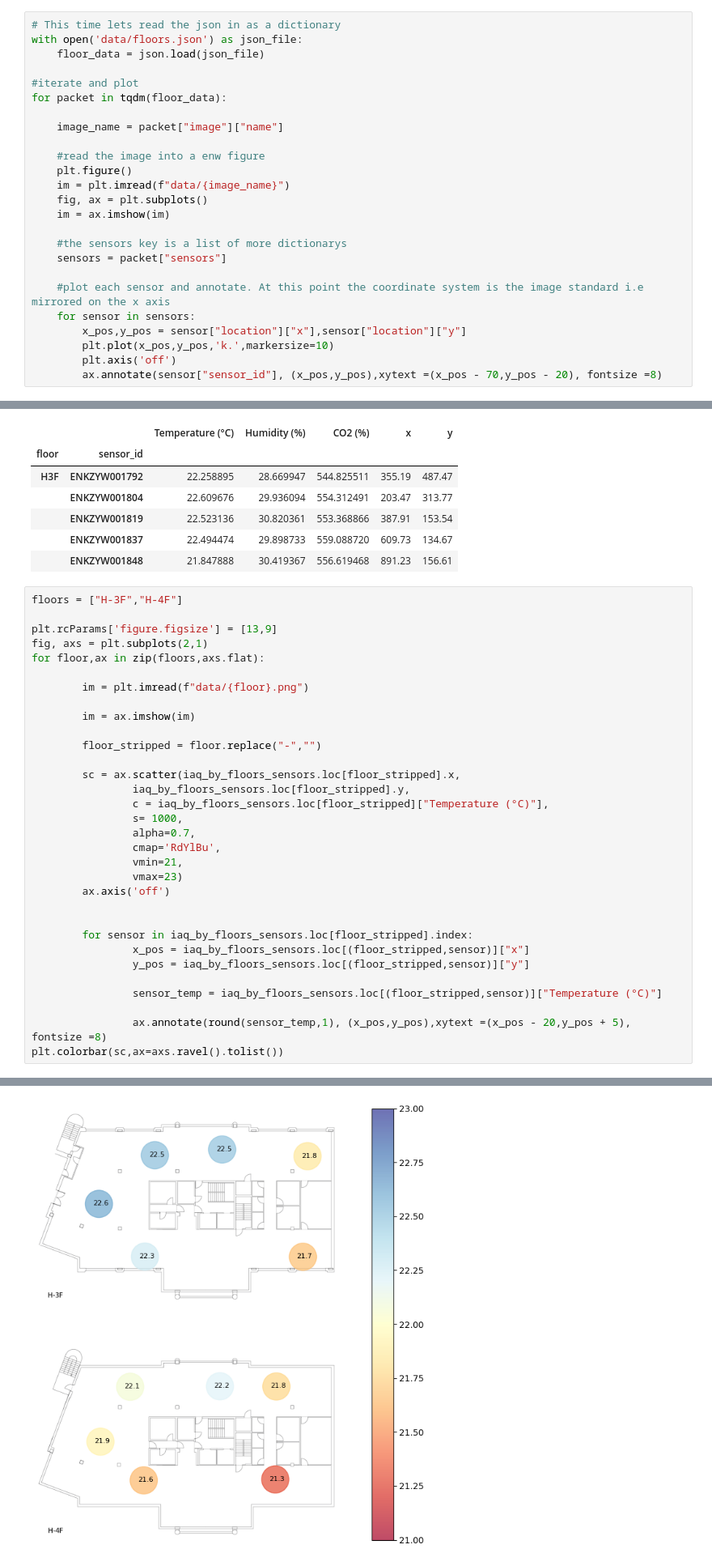
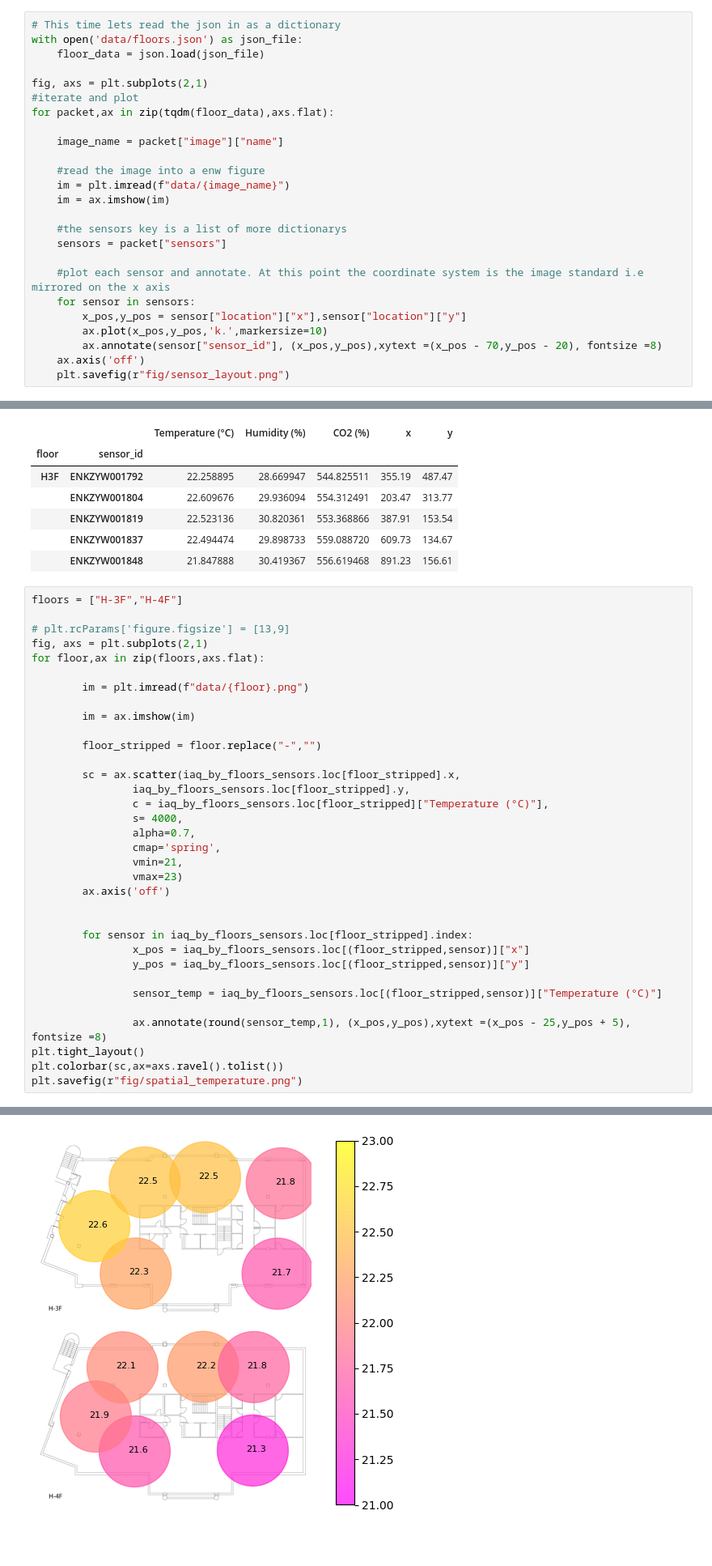
Before and after one commit to SidMurthy97/fp_task, a Jupyter notebook: analysis.ipynb, the cells around one changed output, grey strips where cells are left out. Shown at 81% size. Drawn from its saved outputs; the diff is of its cells as text; blank space fills up the shorter version.

```diff
--- a/analysis.ipynb
+++ b/analysis.ipynb
@@ -127,15 +127,14 @@ To get some visual intuition, lets see if I can match the sensors to their locat
 with open('data/floors.json') as json_file:
     floor_data = json.load(json_file)
 
+fig, axs = plt.subplots(2,1)
 #iterate and plot
-for packet in tqdm(floor_data):
+for packet,ax in zip(tqdm(floor_data),axs.flat):
 
     image_name = packet["image"]["name"]
 
     #read the image into a enw figure
-    plt.figure()
     im = plt.imread(f"data/{image_name}")
-    fig, ax = plt.subplots()
     im = ax.imshow(im)
 
     #the sensors key is a list of more dictionarys
@@ -144,7 +143,8 @@ for packet in tqdm(floor_data):
     #plot each sensor and annotate. At this point the coordinate system is the image standard i.e mirrored on the x axis
     for sensor in sensors:
         x_pos,y_pos = sensor["location"]["x"],sensor["location"]["y"]
-        plt.plot(x_pos,y_pos,'k.',markersize=10)
-        plt.axis('off')
+        ax.plot(x_pos,y_pos,'k.',markersize=10)
         ax.annotate(sensor["sensor_id"], (x_pos,y_pos),xytext =(x_pos - 70,y_pos - 20), fontsize =8)
+    ax.axis('off')
+    plt.savefig(r"fig/sensor_layout.png")
 # %% [output]
@@ -563,7 +560,7 @@ iaq_by_floors_sensors.head()
 # %%
 floors = ["H-3F","H-4F"]
 
-plt.rcParams['figure.figsize'] = [13,9]
+# plt.rcParams['figure.figsize'] = [13,9]
 fig, axs = plt.subplots(2,1)
 for floor,ax in zip(floors,axs.flat):
 
@@ -576,9 +573,9 @@ for floor,ax in zip(floors,axs.flat):
         sc = ax.scatter(iaq_by_floors_sensors.loc[floor_stripped].x,
                 iaq_by_floors_sensors.loc[floor_stripped].y,
                 c = iaq_by_floors_sensors.loc[floor_stripped]["Temperature (°C)"],
-                s= 1000,
+                s= 4000,
                 alpha=0.7,
-                cmap='RdYlBu',
+                cmap='spring',
                 vmin=21,
                 vmax=23)
         ax.axis('off')
@@ -590,6 +587,8 @@ for floor,ax in zip(floors,axs.flat):
 
                 sensor_temp = iaq_by_floors_sensors.loc[(floor_stripped,sensor)]["Temperature (°C)"]
 
-                ax.annotate(round(sensor_temp,1), (x_pos,y_pos),xytext =(x_pos - 20,y_pos + 5), fontsize =8)
+                ax.annotate(round(sensor_temp,1), (x_pos,y_pos),xytext =(x_pos - 25,y_pos + 5), fontsize =8)
+plt.tight_layout()
 plt.colorbar(sc,ax=axs.ravel().tolist())
+plt.savefig(r"fig/spatial_temperature.png")
 # %% [output]
@@ -597,4 +595,4 @@ plt.colorbar(sc,ax=axs.ravel().tolist())
-[figure, old version]
+[figure, new version]
 # %% [markdown]
 ### 4.4 Effect of outdoor conditions
 # %% [markdown]
```
Also changed, not shown: parts of 6 cells of this notebook.
